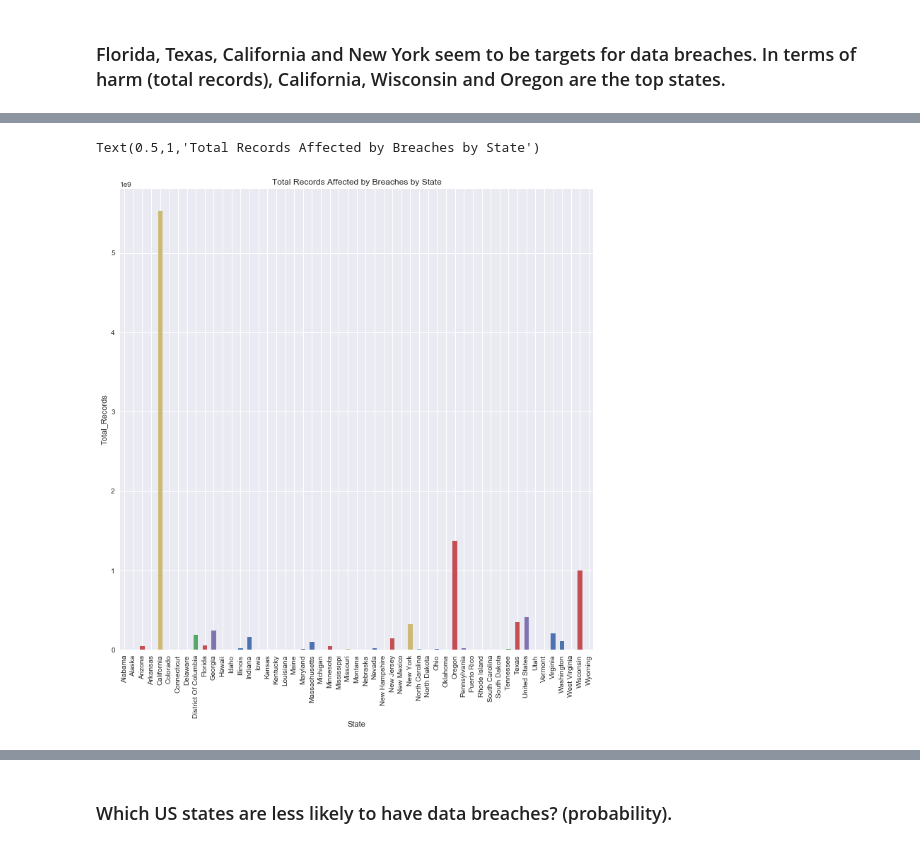
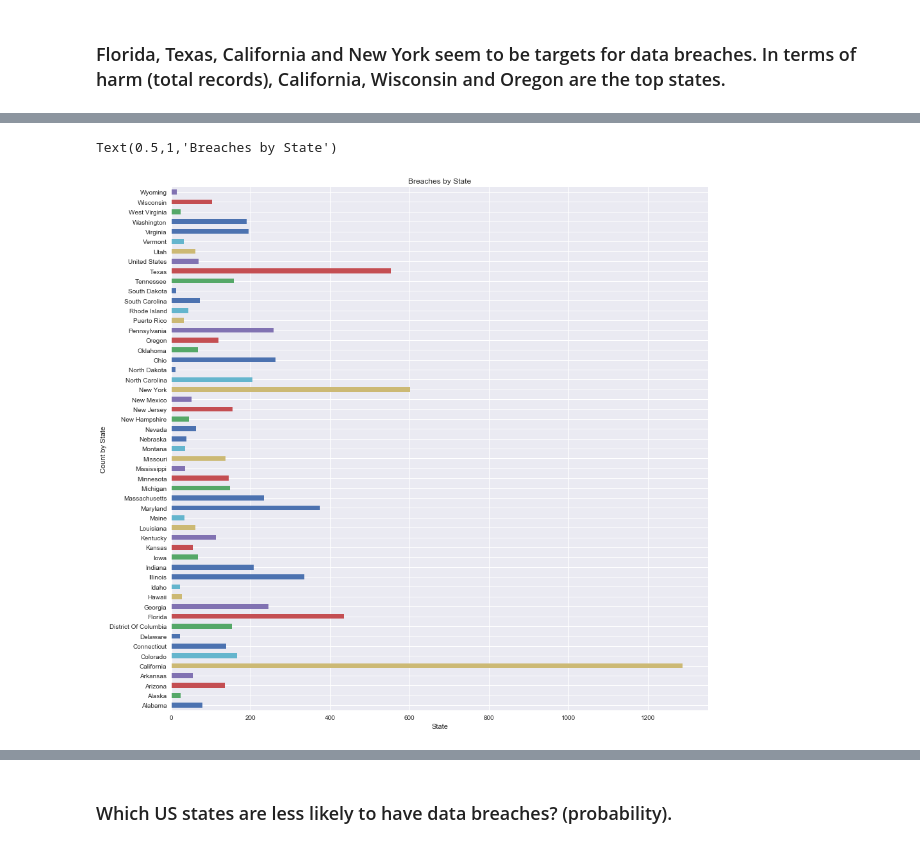
Before and after one commit to dmrod01/Capstone, a Jupyter notebook: Business Questions and Support .ipynb, the cells around one changed output, grey strips where cells are left out. Saved outputs shown, nothing was run; the diff lists cells and outputs as text; code cells hidden in the pictures.

```diff
--- a/Business Questions and Support .ipynb
+++ b/Business Questions and Support .ipynb
@@ -288,11 +300,11 @@ breachtype_count = df.groupby('State').Breach_Type.count()
 # %%
 bins = 53
 #plt.figure
-plt.figure(bins, figsize=(12,12))
-st_count.plot(kind='bar')
+plt.figure(bins, figsize=(15,15))
+breachtype_count.plot(kind='barh')
 plt.xlabel('State')
-plt.ylabel('Total_Records')
-plt.title("Total Records Affected by Breaches by State")
+plt.ylabel('Count by State')
+plt.title("Breaches by State")
 # %% [output]
-Text(0.5,1,'Total Records Affected by Breaches by State')
+Text(0.5,1,'Breaches by State')
-[figure, old version]
+[figure, new version]
```
Also changed, not shown: parts of 30 cells of this notebook.
